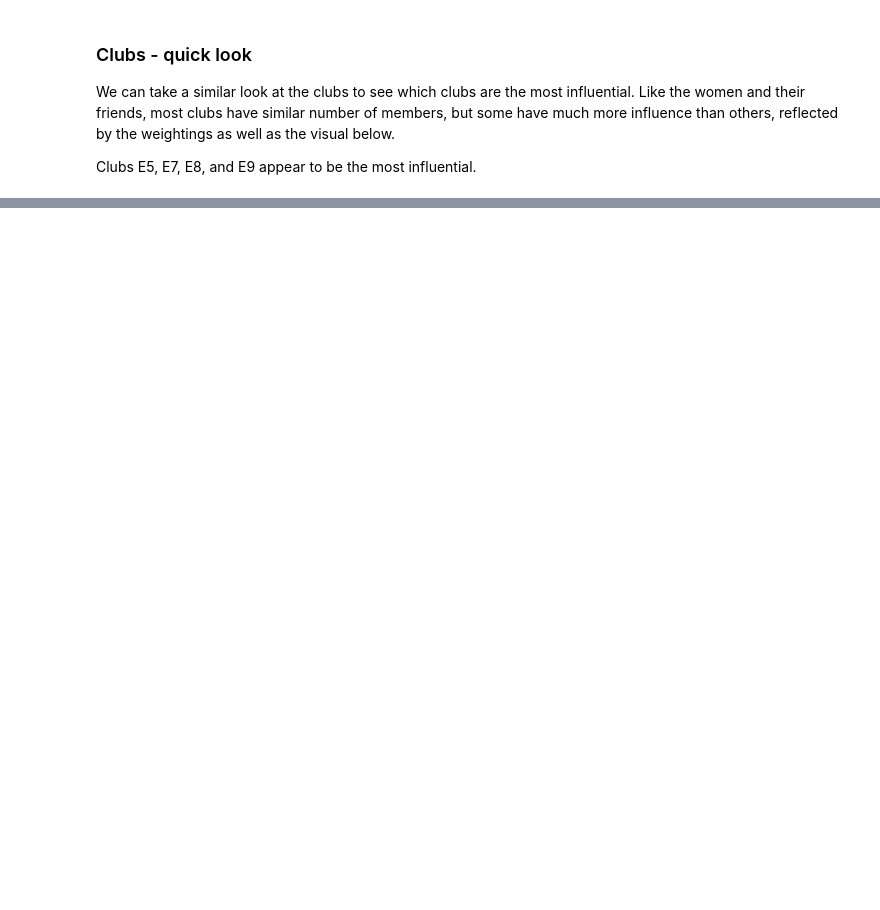
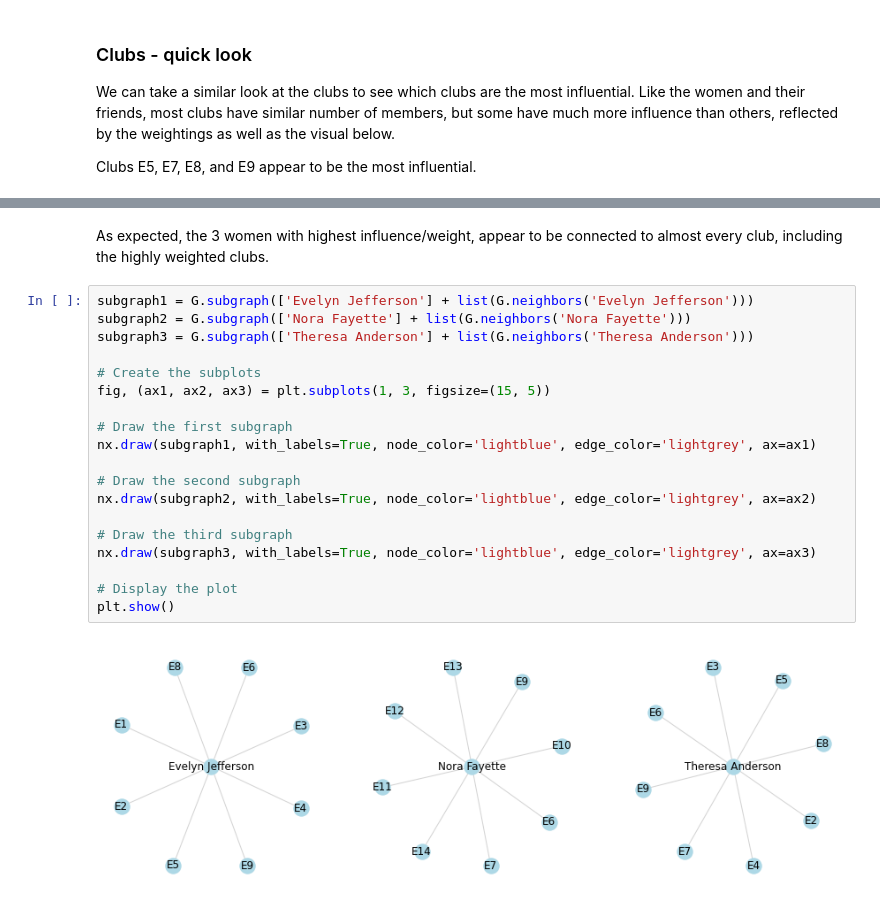
Before and after one commit to beninbar/DATA_620, a Jupyter notebook: Assignment 4 (Week Three - Part 2 - Assignment Data Sets)/Week 3 - Part 2 - Assignment Data Sets_Ben Inbar+Josh Forster.ipynb, the cells around one changed output, grey strips where cells are left out. Cells and saved outputs as stored; diff of their text form; blank space fills up the shorter version.

```diff
--- a/Assignment 4 (Week Three - Part 2 - Assignment Data Sets)/Week 3 - Part 2 - Assignment Data Sets_Ben Inbar+Josh Forster.ipynb
+++ b/Assignment 4 (Week Three - Part 2 - Assignment Data Sets)/Week 3 - Part 2 - Assignment Data Sets_Ben Inbar+Josh Forster.ipynb
@@ -202,0 +205,23 @@ Club influence, Club name, # of club members
+# %% [markdown]
+As expected, the 3 women with highest influence/weight, appear to be connected to almost every club, including the highly weighted clubs.
+# %%
+subgraph1 = G.subgraph(['Evelyn Jefferson'] + list(G.neighbors('Evelyn Jefferson')))
+subgraph2 = G.subgraph(['Nora Fayette'] + list(G.neighbors('Nora Fayette')))
+subgraph3 = G.subgraph(['Theresa Anderson'] + list(G.neighbors('Theresa Anderson')))
+
+# Create the subplots
+fig, (ax1, ax2, ax3) = plt.subplots(1, 3, figsize=(15, 5))
+
+# Draw the first subgraph
+nx.draw(subgraph1, with_labels=True, node_color='lightblue', edge_color='lightgrey', ax=ax1)
+
+# Draw the second subgraph
+nx.draw(subgraph2, with_labels=True, node_color='lightblue', edge_color='lightgrey', ax=ax2)
+
+# Draw the third subgraph
+nx.draw(subgraph3, with_labels=True, node_color='lightblue', edge_color='lightgrey', ax=ax3)
+
+# Display the plot
+plt.show()
+# %% [output]
+[figure, added]
```
Also changed, not shown: parts of 7 cells of this notebook.
